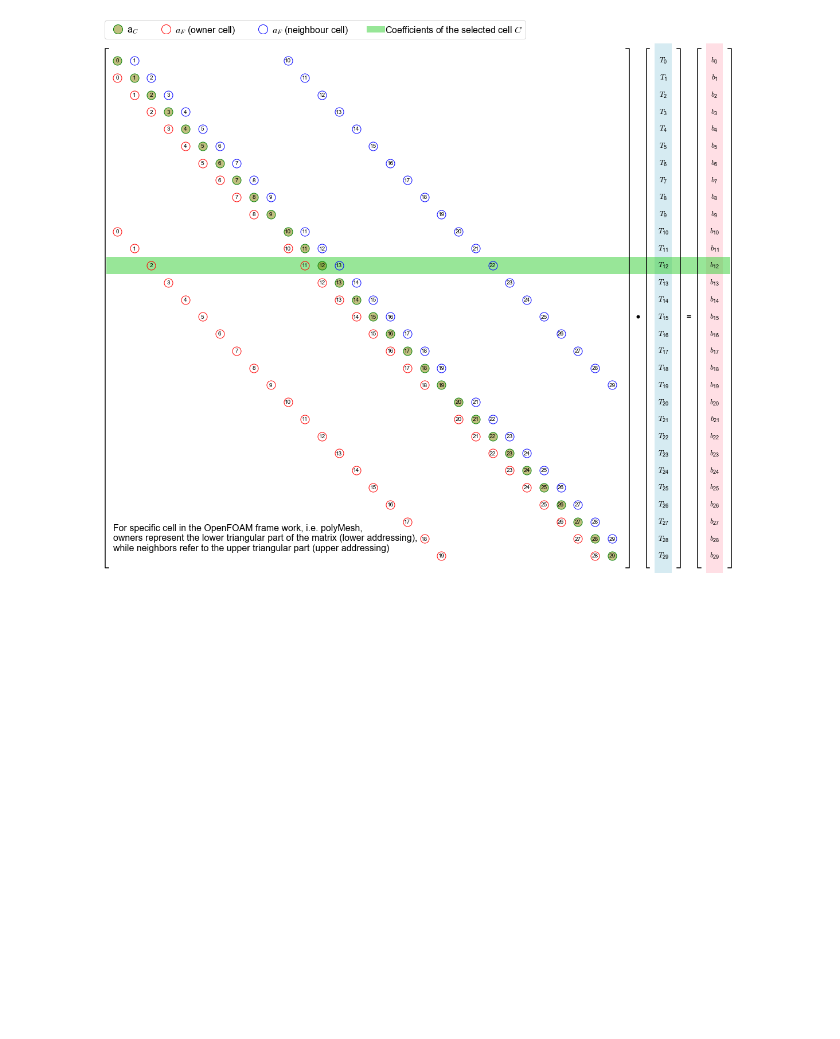
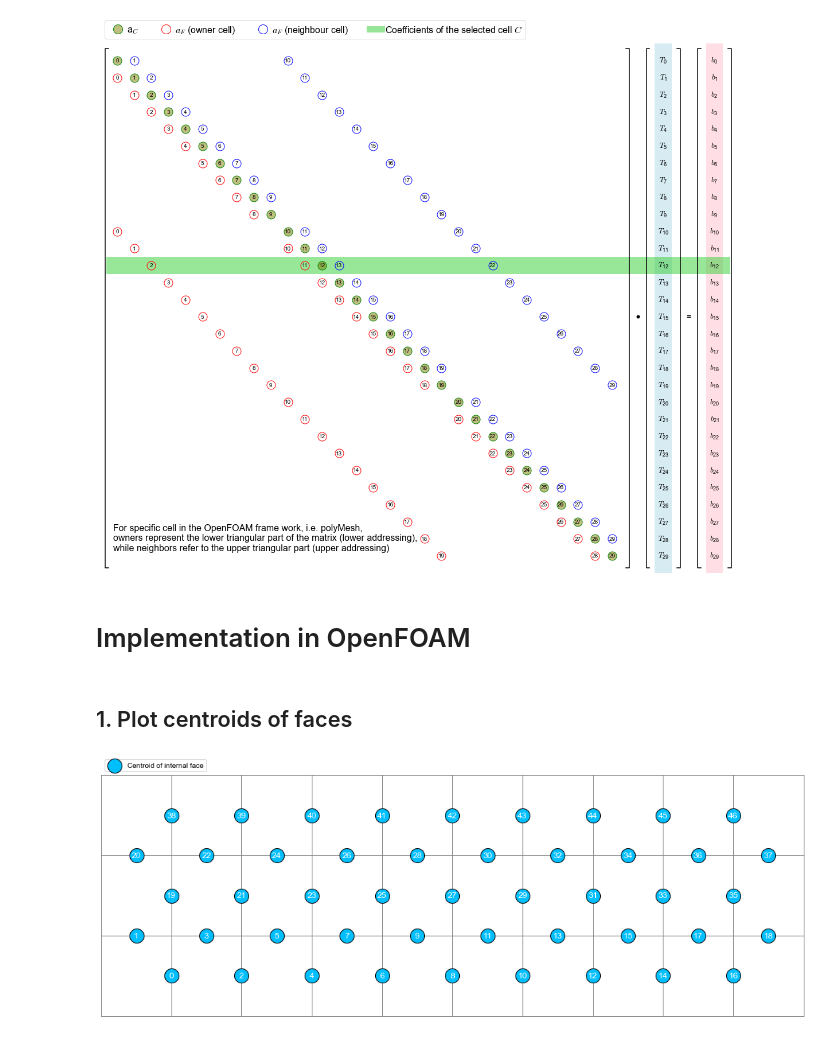
Before and after one commit to lruepke/HTF_lecture, a Jupyter notebook: lectures/L_FVM/cases/jupyter/VisualizeResults.ipynb, the cells around one changed output. Cells and saved outputs as stored; diff of their text form; code cells hidden in the pictures; blank space fills up the shorter version.

```diff
--- a/lectures/L_FVM/cases/jupyter/VisualizeResults.ipynb
+++ b/lectures/L_FVM/cases/jupyter/VisualizeResults.ipynb
@@ -31,6 +31,7 @@ There are 5 functions are available in `sciPyFoam.polyMesh`
 **Interesting and smart design! the internal face index is consecutive and from zero.**
 # %%
 caseName='regularBox'
+solver='test_laplacianFoam'
 caseDir='../%s'%(caseName)
 mesh=mesh2d.read(caseDir)
 nCells=len(mesh['cells']['faces'])
@@ -39,7 +40,8 @@ if(index_cellC>=nCells):
     index_cellC=int(nCells/2)
 
 # plot
-fig=plt.figure(figsize=(14, 5))
+figsize_mesh=(14,5)
+fig=plt.figure(figsize=figsize_mesh)
 ax=plt.gca()
 ax.axis('scaled')
 x,y,z,cells_rect,faces,boundaries,owners,neighbours=mesh2d.plotMeshTopology(ax,caseDir,ind_cell=index_cellC,index_intFace=31,lw=3)
@@ -209,3 +211,54 @@ for fmt in fig_fmt:
 plt.show()
 # %% [output]
 [figure]
+# %% [markdown]
+# Implementation in OpenFOAM
+# %% [markdown]
+## 1. Plot centroids of faces
+# %%
+fig=plt.figure(figsize=figsize_mesh)
+ax=plt.gca()
+# 1. plot mesh
+faces=mesh['faces']
+for face in mesh['cells']['faces']:
+    for f in face:
+        if(faces['name'][f]=='frontAndBack'):
+            ax.fill(x[faces['index'][f]], y[faces['index'][f]],fc='None',ec='gray',clip_on=False)
+# 2. plot points
+logfile='%s/log.%s'%(caseDir,solver)
+alldata=linecache.getlines(logfile)
+linecache.clearcache()
+tag='====Cf'
+start,end=0,0
+for i in range(0,len(alldata)):
+    alldata[i]=alldata[i].replace('\n','')
+    if('===' in alldata[i]):
+        if(alldata[i]==tag+' start'):
+            start=i
+        if(alldata[i]==tag+' end'):
+            end=i
+xyz=[]
+for i in range(start+1, end):
+    xyz.append(np.array(alldata[i].split(), dtype=float))
+xyz=np.array(xyz)
+xp,yp=xyz[:,0],xyz[:,1]
+ax.scatter(xp,yp,marker='o', s=400,ec='k',fc='deepskyblue', label='Centroid of internal face',zorder=2)
+for i in range(0,len(xp)):
+    ax.text(xp[i],yp[i],'%d'%(i),va='center',ha='center',fontsize=12,zorder=3,color='w')
+
+# set axis
+ax.set_xlim(x.min(), x.max())
+ax.set_ylim(y.min(), y.max())
+ax.xaxis.set_ticks([x.min(), x.max()])
+ax.yaxis.set_ticks([y.min(), y.max()])
+# ax.set_xlabel('X (mm)')
+# ax.set_ylabel('Y (mm)')
+ax.axis('off')
+plt.tight_layout()
+leg=ax.legend(ncol=7,loc='lower left', bbox_to_anchor=[0,1])
+# leg.legendHandles[0]._legmarker.set_markersize(12)
+fname_fig= lambda fmt: str('%s/Cf_%s.%s'%(path_figures,caseName,fmt))
+for fmt in fig_fmt:
+    plt.savefig(fname_fig(fmt),dpi=dpi,bbox_inches='tight')
+# %% [output]
+[figure, added]
```
Also changed, not shown: parts of 1 cell of this notebook, 16 other files.
